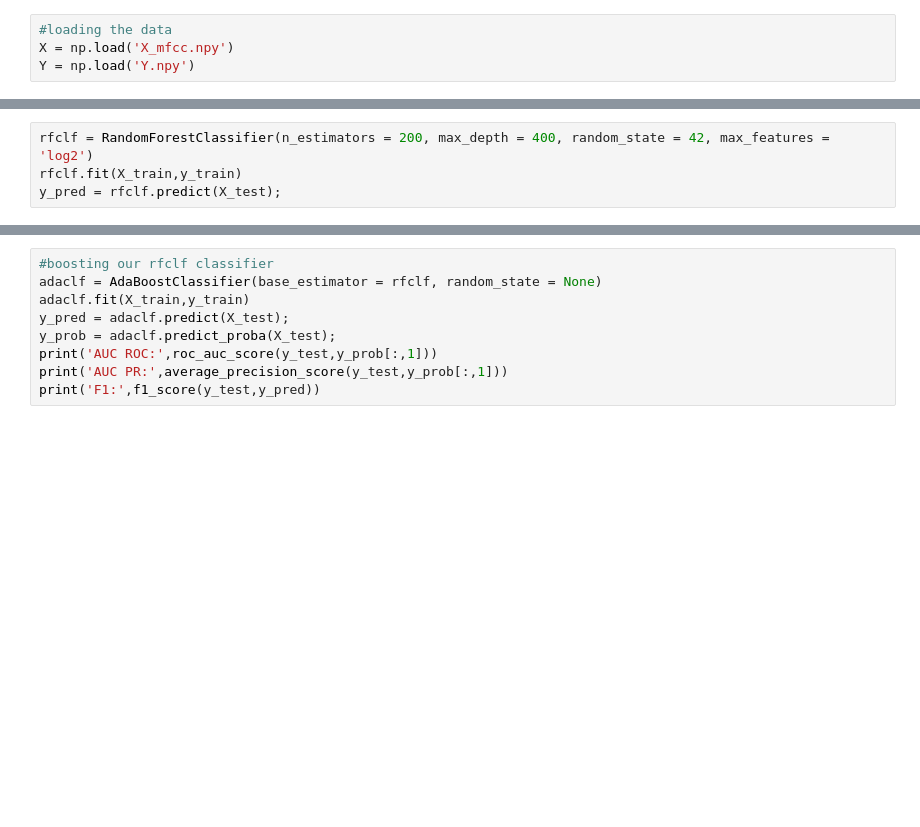
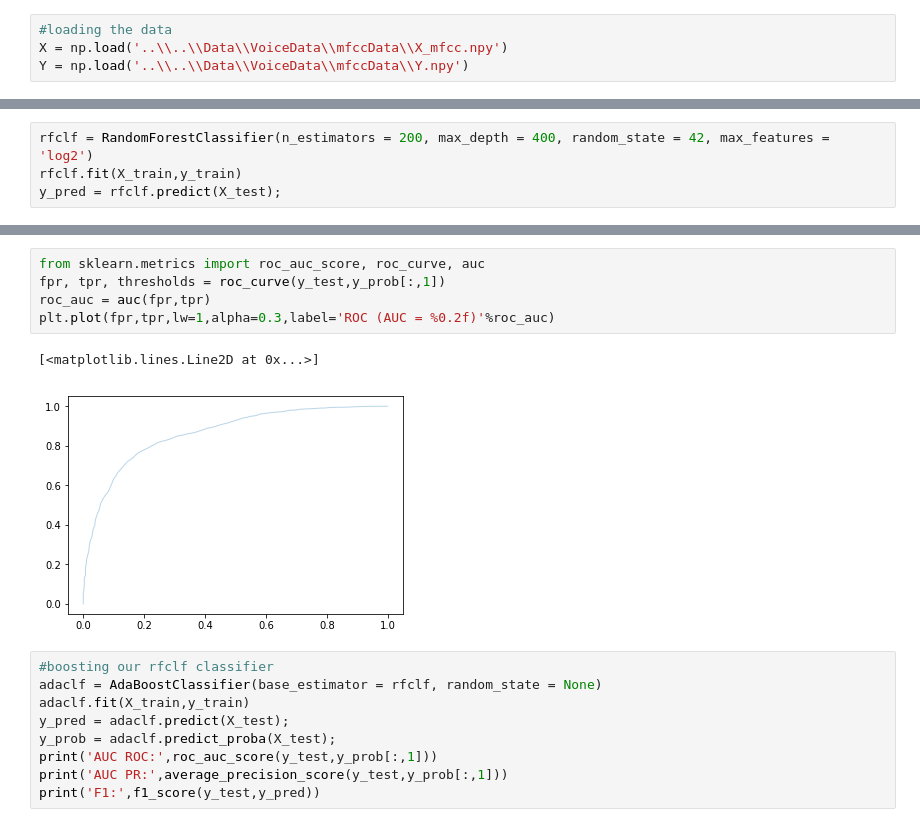
Before and after one commit to khizar-anjum/mPowerAnalysis, a Jupyter notebook: Scripts/Voice/mfccAnalysis.ipynb, the cells around one changed output, grey strips where cells are left out. Drawn from its saved outputs; the diff is of its cells as text; blank space fills up the shorter version.

```diff
--- a/Scripts/Voice/mfccAnalysis.ipynb
+++ b/Scripts/Voice/mfccAnalysis.ipynb
@@ -27,8 +27,8 @@ from sklearn.neural_network import BernoulliRBM
 from matplotlib.colors import ListedColormap
 # %%
 #loading the data
-X = np.load('X_mfcc.npy')
-Y = np.load('Y.npy')
+X = np.load('..\\..\\Data\\VoiceData\\mfccData\\X_mfcc.npy')
+Y = np.load('..\\..\\Data\\VoiceData\\mfccData\\Y.npy')
 # %%
 #converting y into labels
 le = preprocessing.LabelEncoder()
@@ -87,3 +87,11 @@ F1: 0.807619943556
+# %%
+from sklearn.metrics import roc_auc_score, roc_curve, auc
+fpr, tpr, thresholds = roc_curve(y_test,y_prob[:,1])
+roc_auc = auc(fpr,tpr)
+plt.plot(fpr,tpr,lw=1,alpha=0.3,label='ROC (AUC = %0.2f)'%roc_auc)
+# %% [output]
+[<matplotlib.lines.Line2D at 0x...>]
+[figure, added]
 # %%
 #boosting our rfclf classifier
 adaclf = AdaBoostClassifier(base_estimator = rfclf, random_state = None)
```
Also changed, not shown: parts of 1 cell of this notebook, 4 other files.
